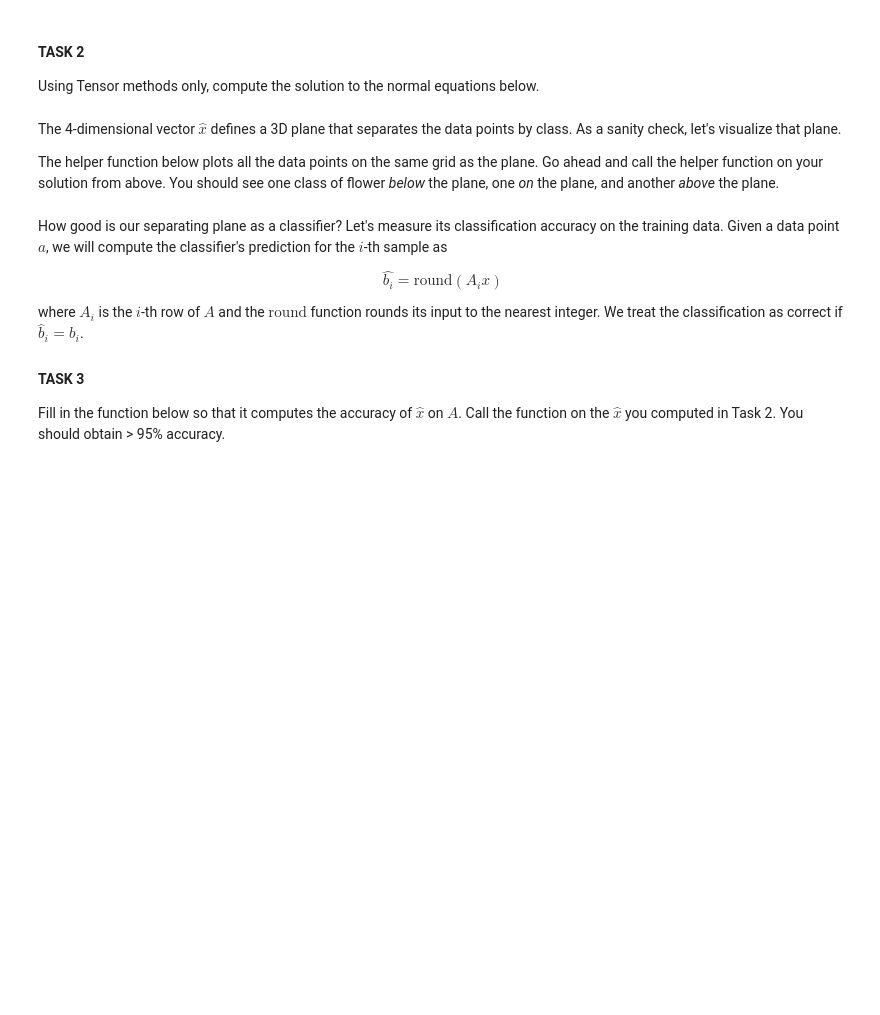
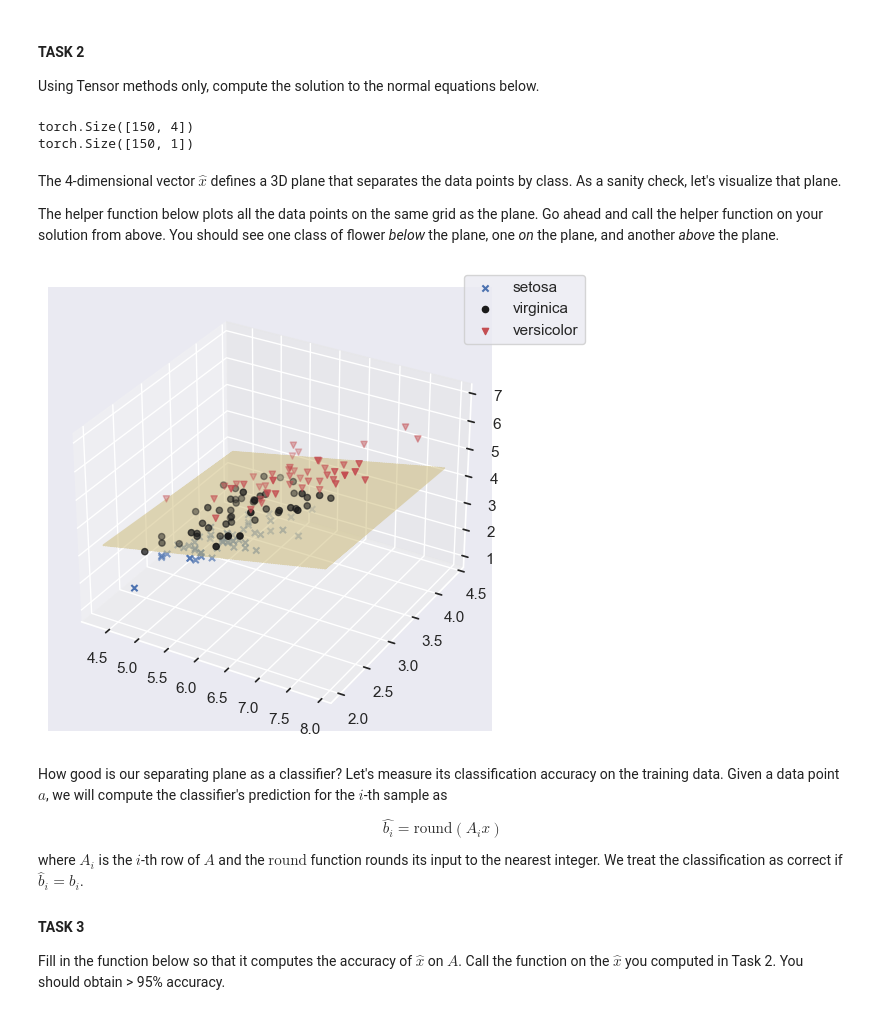
Before and after one commit to samuel-tian/6.8611, a Jupyter notebook: hw0.ipynb, the cells around one changed output. Cells and saved outputs as stored; diff of their text form; code cells hidden in the pictures; blank space fills up the shorter version.

```diff
--- a/hw0.ipynb
+++ b/hw0.ipynb
@@ -62,0 +85,10 @@ Your first task is to construct and perform some basic manipulations on tensors.
+# %%
+# drop last feature
+A = A[:, :-1]
+# %%
+# append bias term
+ones = torch.zeros(size=(A.shape[0], 1))
+ones[:] = 1
+A = torch.cat((A, ones), dim=-1)
+# %%
+b = b - 1
@@ -84,3 +138,11 @@ Using Tensor methods only, compute the solution to the normal equations below.
+# %%
+b = b.reshape(-1, 1)
+print(A.shape)
+print(b.shape)
+x = torch.linalg.inv((A.T @ A)) @ (A.T @ b)
+# %% [output]
+torch.Size([150, 4])
+torch.Size([150, 1])
 # %% [markdown]
 The 4-dimensional vector $\hat{x}$ defines a 3D plane that separates the data points by class. As a sanity check, let's visualize that plane.
 
@@ -133,3 +194,7 @@ def visualize(x):
+# %%
+visualize(x)
+# %% [output]
+[figure, added]
 # %% [markdown]
 How good is our separating plane as a classifier? Let's measure its classification accuracy on the training data. Given a data point $a$, we will compute the classifier's prediction for the $i$-th sample as
 
```
Also changed, not shown: parts of 19 cells of this notebook.
